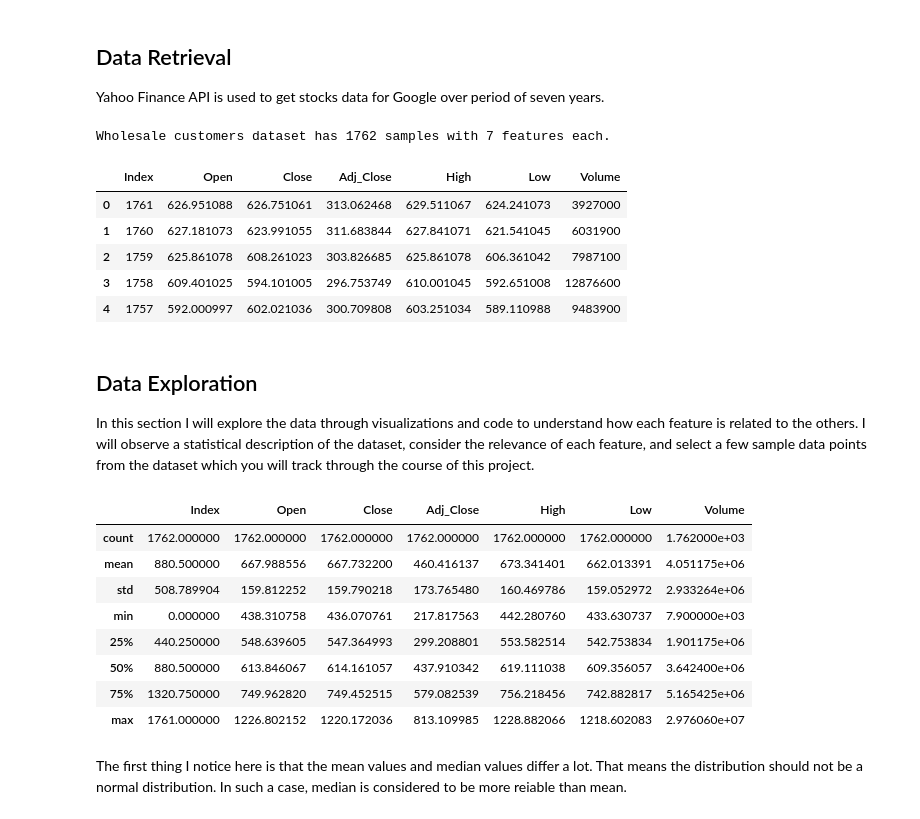
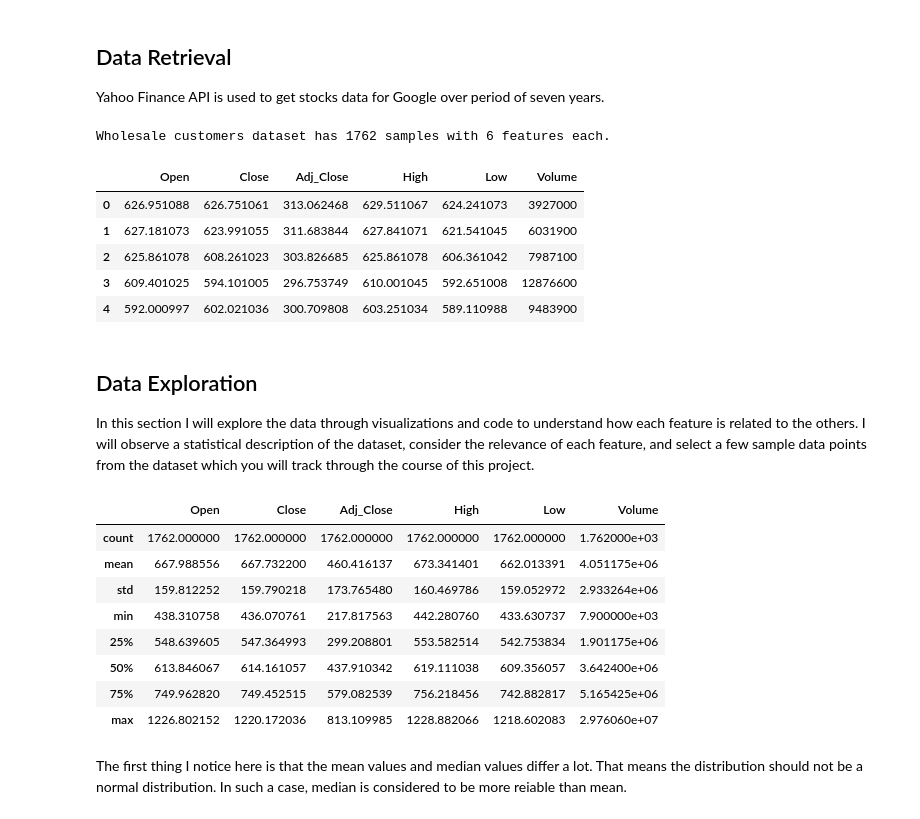
Before and after one commit to Nazanin1369/stockPredictor, a Jupyter notebook: DataRetrieval.ipynb, the cells around one changed output. Saved outputs shown, nothing was run; the diff lists cells and outputs as text; code cells hidden in the pictures.

```diff
--- a/DataRetrieval.ipynb
+++ b/DataRetrieval.ipynb
@@ -28,44 +28,41 @@ def retrieveStockData():
     try:
         if fetchData:
             frames = []
             for symbol in ['GOOG']:
                 print('Retriving data for ticker _' + symbol + '_ .....')
                 target_data = yahoo.Share(symbol).get_historical(startDate, endDate)
                 df = pd.DataFrame(target_data).sort_values(by='Date')
                 df = df[['Symbol', 'Date','Open', 'Close', 'Adj_Close', 'High','Low', 'Volume']]
                 frames.append(df)
 
             data = pd.concat(frames)
             # save as CSV to stop blowing up their API
             data.to_csv(fileName, index_col=None, header=0, parse_dates=['Date'])
         else:
             # read the existing csv
             data = pd.read_csv(fileName)
 
         data.fillna(method='ffill', inplace=True)
         data.fillna(method='bfill', inplace=True)
         #Date and Symbol columns not required
-        data.drop(['Date', 'Symbol'], axis = 1, inplace = True)
+        data.drop(['Date', 'Symbol', 'Index'], axis = 1, inplace = True)
         print "Wholesale customers dataset has {} samples with {} features each.".format(*data.shape)
         return data
     except:
          print "Dataset could not be loaded. Is the dataset missing?"
 
 
 data = retrieveStockData()
 
-#whats of interest here is the percentage change from one day to the next
-#data = data.pct_change()
-
 display(data.head())
 # %% [output]
-Wholesale customers dataset has 1762 samples with 7 features each.
+Wholesale customers dataset has 1762 samples with 6 features each.
-|  | Index | Open | Close | Adj_Close | High | Low | Volume |
-| 0 | 1761 | 626.951088 | 626.751061 | 313.062468 | 629.511067 | 624.241073 | 3927000 |
-| 1 | 1760 | 627.181073 | 623.991055 | 311.683844 | 627.841071 | 621.541045 | 6031900 |
-| 2 | 1759 | 625.861078 | 608.261023 | 303.826685 | 625.861078 | 606.361042 | 7987100 |
-| 3 | 1758 | 609.401025 | 594.101005 | 296.753749 | 610.001045 | 592.651008 | 12876600 |
-| 4 | 1757 | 592.000997 | 602.021036 | 300.709808 | 603.251034 | 589.110988 | 9483900 |
+|  | Open | Close | Adj_Close | High | Low | Volume |
+| 0 | 626.951088 | 626.751061 | 313.062468 | 629.511067 | 624.241073 | 3927000 |
+| 1 | 627.181073 | 623.991055 | 311.683844 | 627.841071 | 621.541045 | 6031900 |
+| 2 | 625.861078 | 608.261023 | 303.826685 | 625.861078 | 606.361042 | 7987100 |
+| 3 | 609.401025 | 594.101005 | 296.753749 | 610.001045 | 592.651008 | 12876600 |
+| 4 | 592.000997 | 602.021036 | 300.709808 | 603.251034 | 589.110988 | 9483900 |
 # %% [markdown]
 ## Data Exploration
 In this section I will explore the data through visualizations and code to understand how each feature is related to the others. I will observe a statistical description of the dataset, consider the relevance of each feature, and select a few sample data points from the dataset which you will track through the course of this project.
@@ -73,15 +70,15 @@ In this section I will explore the data through visualizations and code to under
 # Display a description of the dataset
 display(data.describe())
 # %% [output]
-|  | Index | Open | Close | Adj_Close | High | Low | Volume |
-| count | 1762.000000 | 1762.000000 | 1762.000000 | 1762.000000 | 1762.000000 | 1762.000000 | 1.762000e+03 |
-| mean | 880.500000 | 667.988556 | 667.732200 | 460.416137 | 673.341401 | 662.013391 | 4.051175e+06 |
-| std | 508.789904 | 159.812252 | 159.790218 | 173.765480 | 160.469786 | 159.052972 | 2.933264e+06 |
-| min | 0.000000 | 438.310758 | 436.070761 | 217.817563 | 442.280760 | 433.630737 | 7.900000e+03 |
-| 25% | 440.250000 | 548.639605 | 547.364993 | 299.208801 | 553.582514 | 542.753834 | 1.901175e+06 |
-| 50% | 880.500000 | 613.846067 | 614.161057 | 437.910342 | 619.111038 | 609.356057 | 3.642400e+06 |
-| 75% | 1320.750000 | 749.962820 | 749.452515 | 579.082539 | 756.218456 | 742.882817 | 5.165425e+06 |
-| max | 1761.000000 | 1226.802152 | 1220.172036 | 813.109985 | 1228.882066 | 1218.602083 | 2.976060e+07 |
+|  | Open | Close | Adj_Close | High | Low | Volume |
+| count | 1762.000000 | 1762.000000 | 1762.000000 | 1762.000000 | 1762.000000 | 1.762000e+03 |
+| mean | 667.988556 | 667.732200 | 460.416137 | 673.341401 | 662.013391 | 4.051175e+06 |
+| std | 159.812252 | 159.790218 | 173.765480 | 160.469786 | 159.052972 | 2.933264e+06 |
+| min | 438.310758 | 436.070761 | 217.817563 | 442.280760 | 433.630737 | 7.900000e+03 |
+| 25% | 548.639605 | 547.364993 | 299.208801 | 553.582514 | 542.753834 | 1.901175e+06 |
+| 50% | 613.846067 | 614.161057 | 437.910342 | 619.111038 | 609.356057 | 3.642400e+06 |
+| 75% | 749.962820 | 749.452515 | 579.082539 | 756.218456 | 742.882817 | 5.165425e+06 |
+| max | 1226.802152 | 1220.172036 | 813.109985 | 1228.882066 | 1218.602083 | 2.976060e+07 |
 # %% [markdown]
 The first thing I notice here is that the mean values and median values differ a lot.
 That means the distribution should not be a normal distribution. In such a case, median is considered to be more reiable than mean.
```
Also changed, not shown: parts of 10 cells of this notebook.
